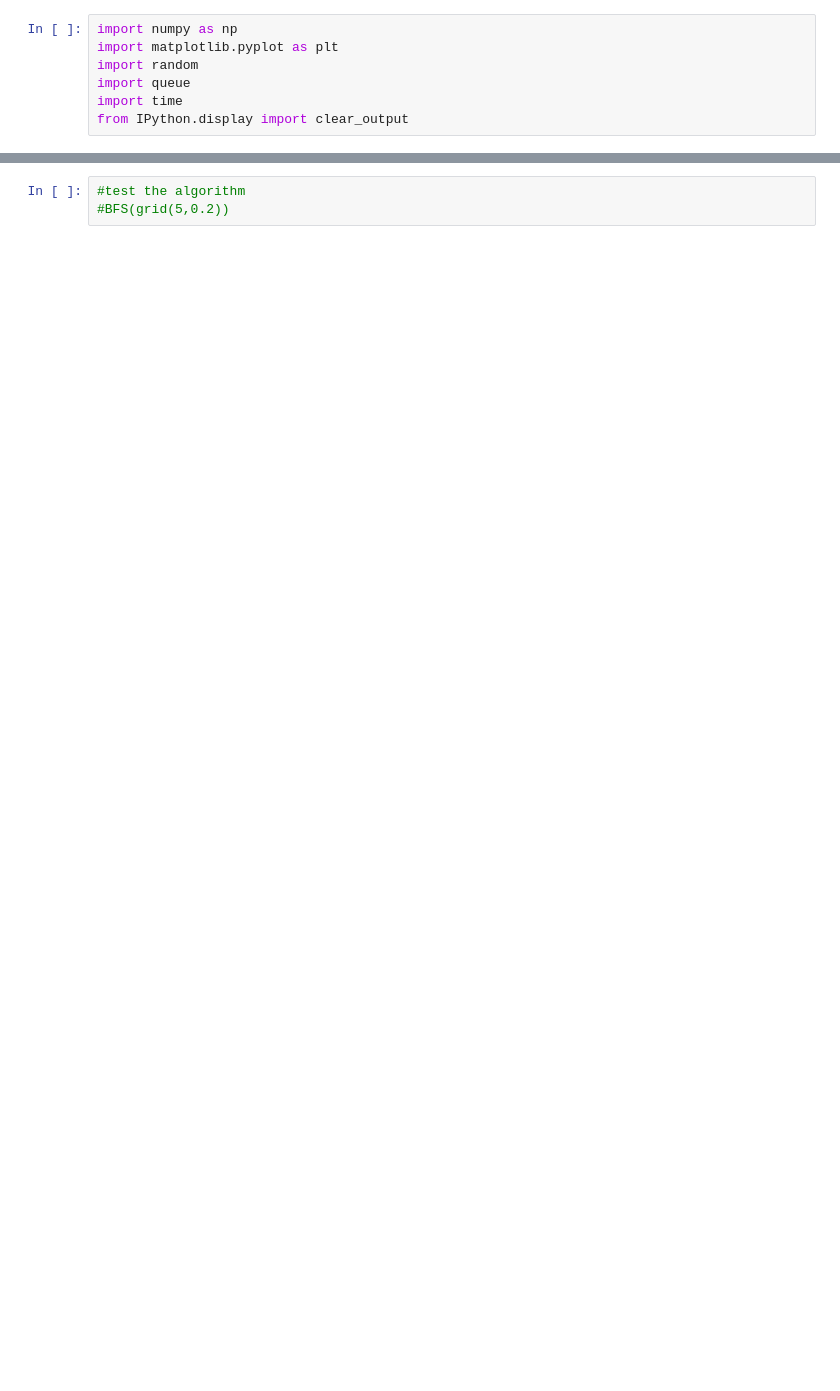
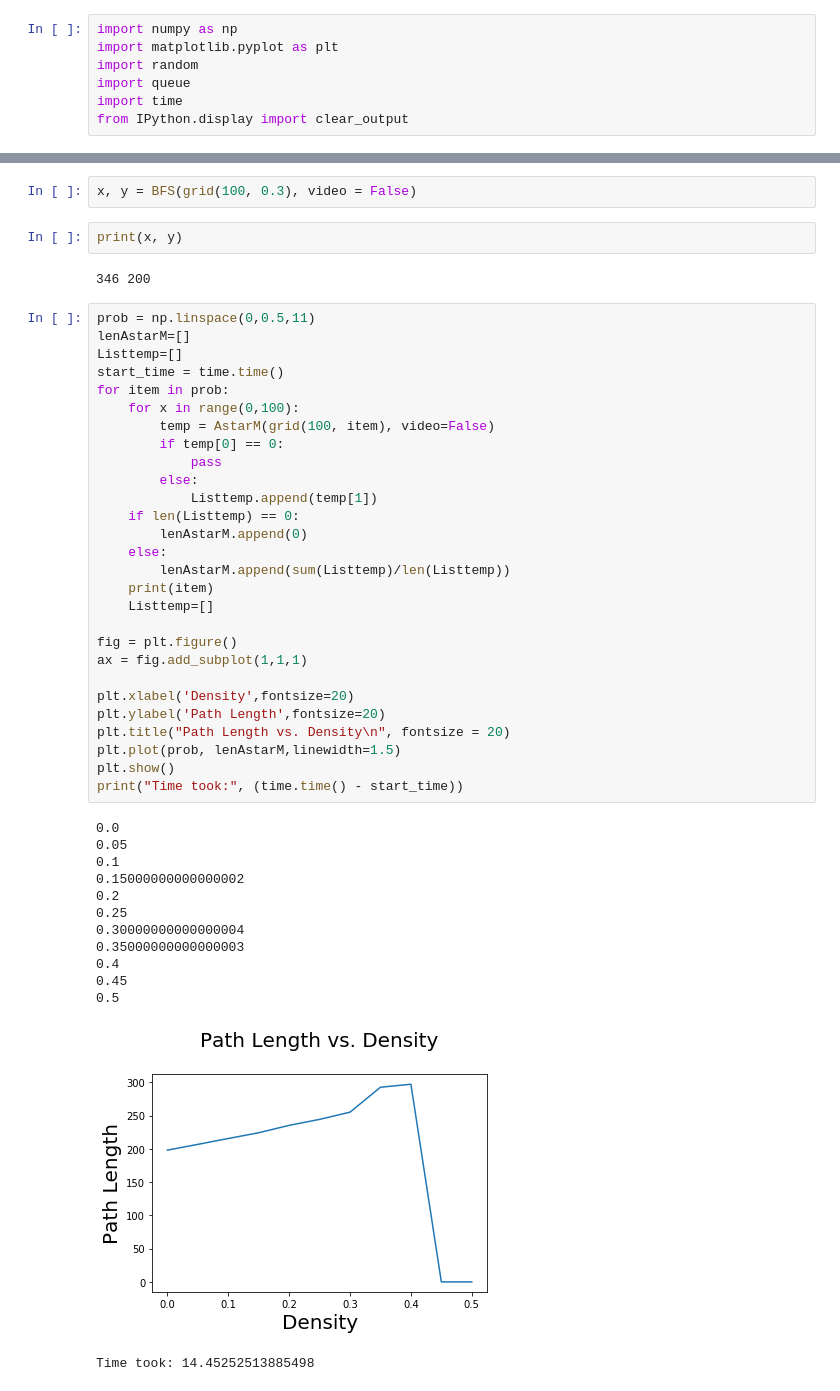
Before and after one commit to ilanazane/AI-Maze-Runner, a Jupyter notebook: AI Project 1.ipynb, the cells around one changed output, grey strips where cells are left out. Cells and saved outputs as stored; diff of their text form; blank space fills up the shorter version.

```diff
--- a/AI Project 1.ipynb
+++ b/AI Project 1.ipynb
@@ -213,3 +264,48 @@ def BFS(maze):
-# %%
-#test the algorithm
-#BFS(grid(5,0.2))
+# %%
+x, y = BFS(grid(100, 0.3), video = False)
+# %%
+print(x, y)
+# %% [output]
+346 200
+# %%
+prob = np.linspace(0,0.5,11)
+lenAstarM=[]
+Listtemp=[]
+start_time = time.time()
+for item in prob:
+    for x in range(0,100):
+        temp = AstarM(grid(100, item), video=False)
+        if temp[0] == 0:
+            pass
+        else:
+            Listtemp.append(temp[1])
+    if len(Listtemp) == 0:
+        lenAstarM.append(0)
+    else:
+        lenAstarM.append(sum(Listtemp)/len(Listtemp))
+    print(item)
+    Listtemp=[]
+
+fig = plt.figure()
+ax = fig.add_subplot(1,1,1)
+
+plt.xlabel('Density',fontsize=20)
+plt.ylabel('Path Length',fontsize=20)
+plt.title("Path Length vs. Density\n", fontsize = 20)
+plt.plot(prob, lenAstarM,linewidth=1.5)
+plt.show()
+print("Time took:", (time.time() - start_time))
+# %% [output]
+0.0
+0.05
+0.1
+0.15000000000000002
+0.2
+0.25
+0.30000000000000004
+0.35000000000000003
+0.4
+0.45
+0.5
+[figure, added]
+Time took: 14.45252513885498
```
Also changed, not shown: parts of 24 cells of this notebook.
